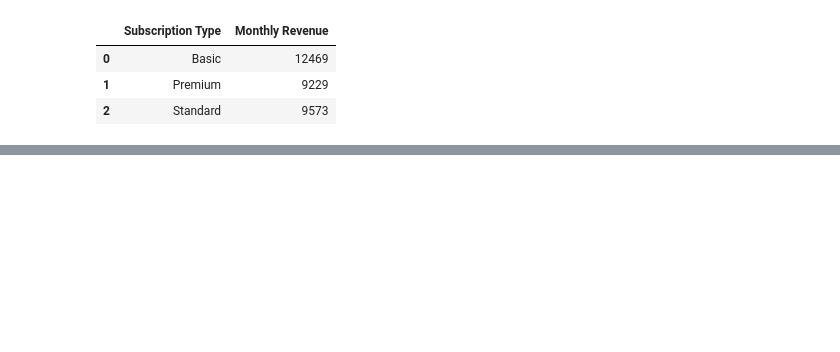
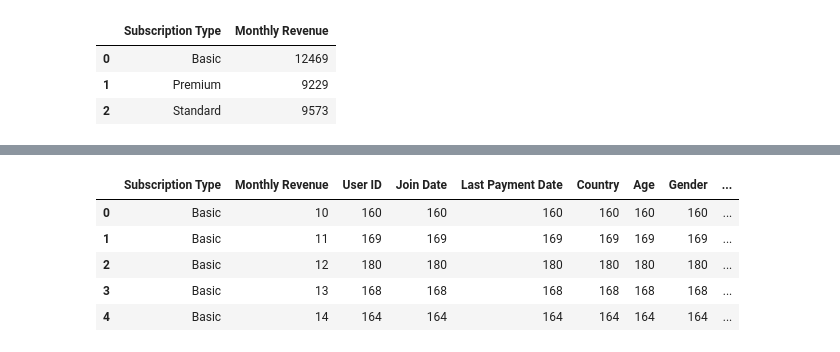
Before and after one commit to wbb-67/Netflix-TV-Shows-Movies, a Jupyter notebook: netflix-userbase-data-insights.ipynb, the cells around one changed output, grey strips where cells are left out. Saved outputs shown, nothing was run; the diff lists cells and outputs as text; code cells hidden in the pictures; blank space fills up the shorter version.

```diff
--- a/netflix-userbase-data-insights.ipynb
+++ b/netflix-userbase-data-insights.ipynb
@@ -85,0 +86,11 @@ plot_monthly_revenue = subs_revenue.plot.bar(x='Subscription Type', y='Monthly R
+# %%
+subs_monthly_revenue = df.groupby(['Subscription Type','Monthly Revenue']).count().reset_index()
+subs_monthly_revenue["Subscription Type & Revenue"] = subs_monthly_revenue["Subscription Type"]+" $"+subs_monthly_revenue["Monthly Revenue"].astype(str)
+subs_monthly_revenue.head()
+# %% [output]
+|  | Subscription Type | Monthly Revenue | User ID | Join Date | Last Payment Date | Country | Age | Gender | ... |
+| 0 | Basic | 10 | 160 | 160 | 160 | 160 | 160 | 160 | ... |
+| 1 | Basic | 11 | 169 | 169 | 169 | 169 | 169 | 169 | ... |
+| 2 | Basic | 12 | 180 | 180 | 180 | 180 | 180 | 180 | ... |
+| 3 | Basic | 13 | 168 | 168 | 168 | 168 | 168 | 168 | ... |
+| 4 | Basic | 14 | 164 | 164 | 164 | 164 | 164 | 164 | ... |
```
Also changed, not shown: parts of 5 cells of this notebook.
